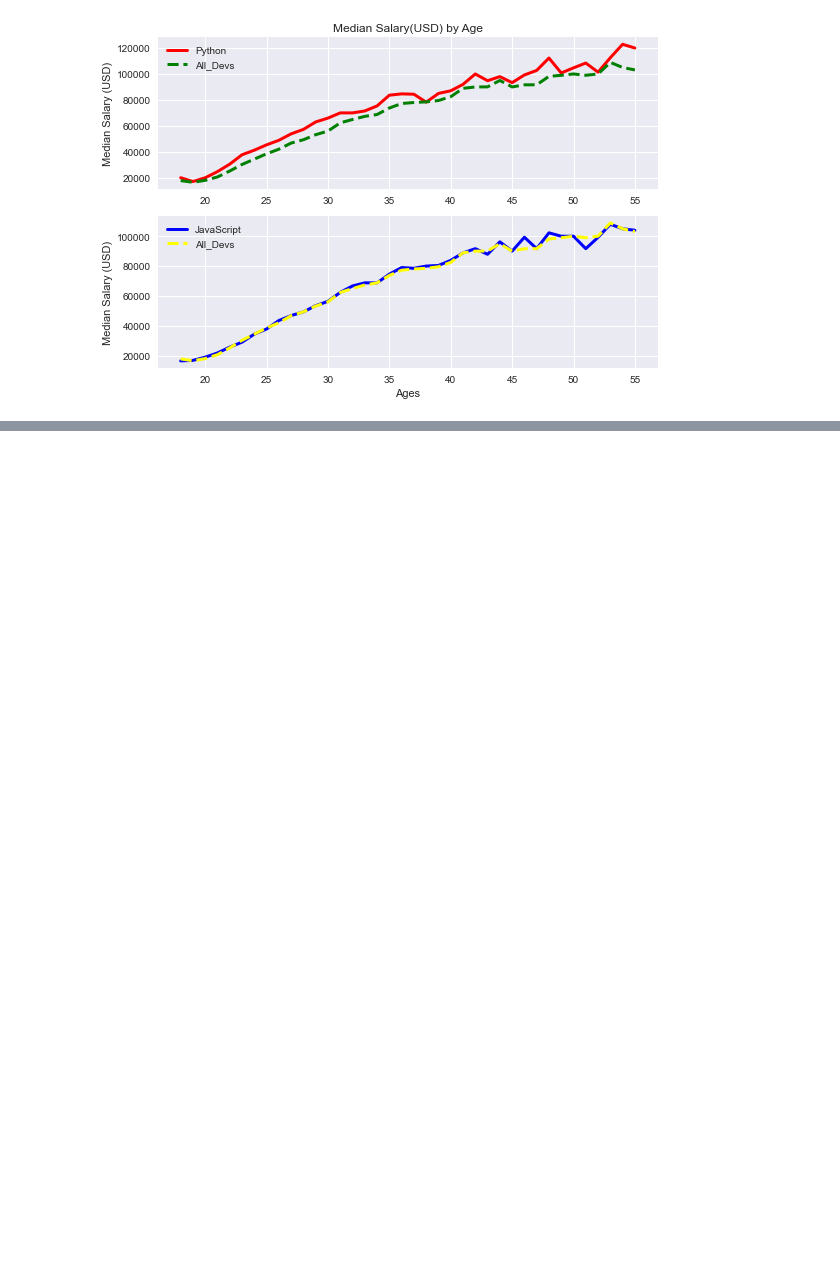
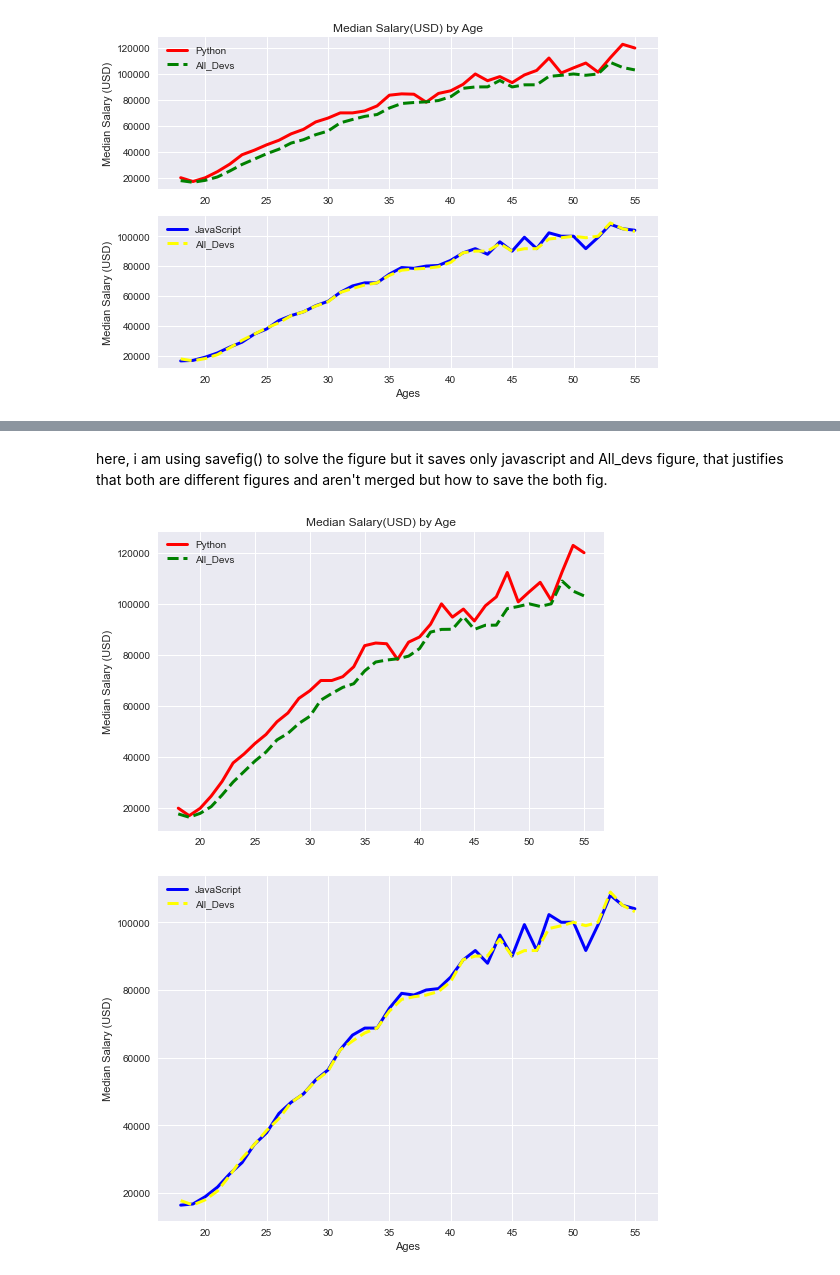
Before and after one commit to devpeak/Matplotlib, a Jupyter notebook: 8_SubPlots.ipynb, the cells around one changed output, grey strips where cells are left out. Cells and saved outputs as stored; diff of their text form; code cells hidden in the pictures; blank space fills up the shorter version.

```diff
--- a/8_SubPlots.ipynb
+++ b/8_SubPlots.ipynb
@@ -151,0 +188,2 @@ plt.show()
+# %% [markdown]
+here, i am using savefig() to solve the figure but it saves only javascript and All_devs figure, that justifies that both are different figures and aren't merged but how to save the both fig.
@@ -151,0 +192,25 @@ plt.show()
+# %%
+fig1, ax1 = plt.subplots()
+fig2, ax2 = plt.subplots()
+
+ax1.plot(ages,py_salaries,label  = 'Python',color = 'red', linewidth = 3)
+ax1.plot(ages,dev_salaries, label = 'All_Devs', color = 'green' ,
+         linewidth = 3 , linestyle = '--')
+
+ax2.plot(ages,js_salaries,label = 'JavaScript', color = 'blue',linewidth = 3)
+ax2.plot(ages,dev_salaries, label = 'All_Devs', color = 'yellow' ,
+         linewidth = 3 , linestyle = '--')
+
+ax1.legend()
+ax2.legend()
+
+ax1.set(title = 'Median Salary(USD) by Age',ylabel = 'Median Salary (USD)');
+ax2.set(xlabel = 'Ages',ylabel = 'Median Salary (USD)');
+
+fig1.savefig('subplots_fig1.png')
+fig2.savefig('subplots_fig2.png')
+plt.tight_layout()
+plt.show()
+# %% [output]
+[figure, added]
+[figure, added]
```
Also changed, not shown: parts of 14 cells of this notebook.
